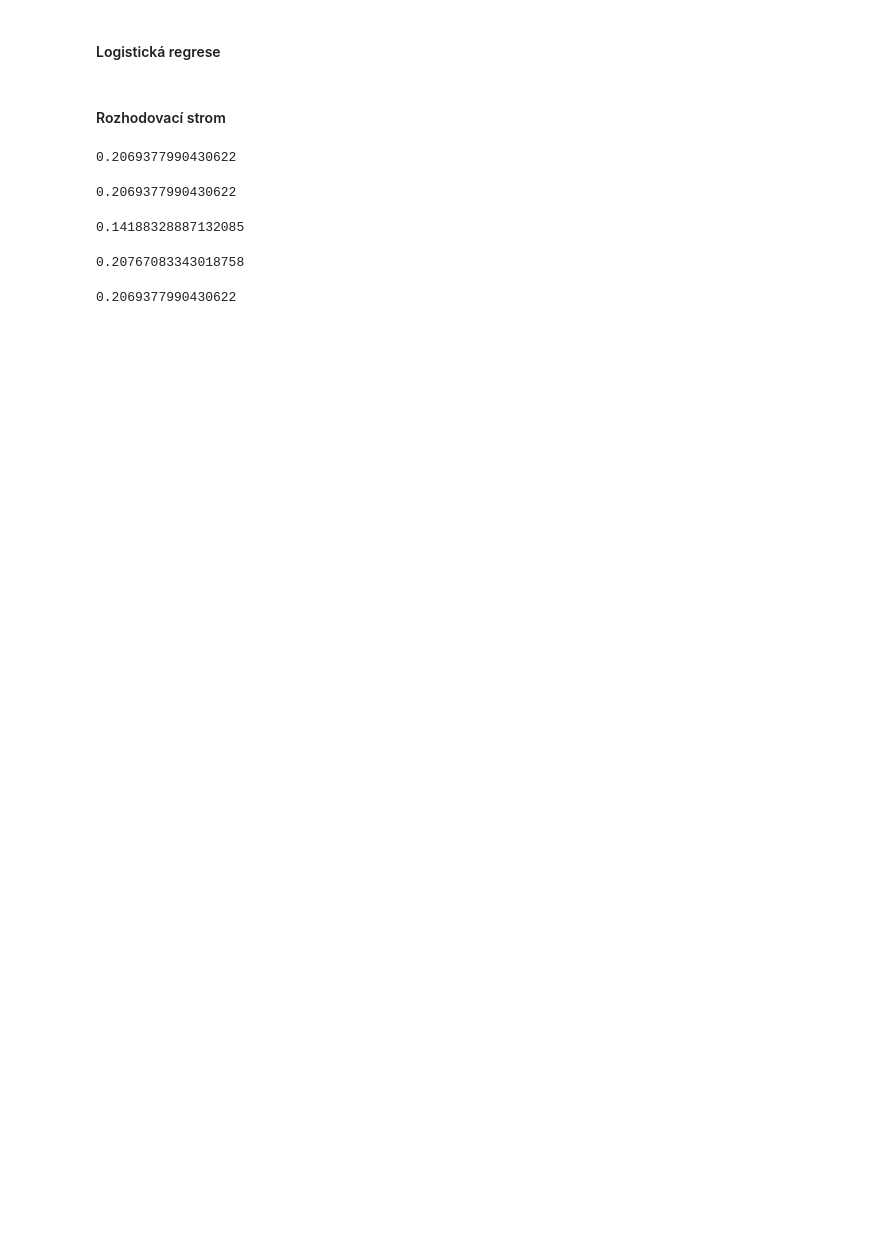
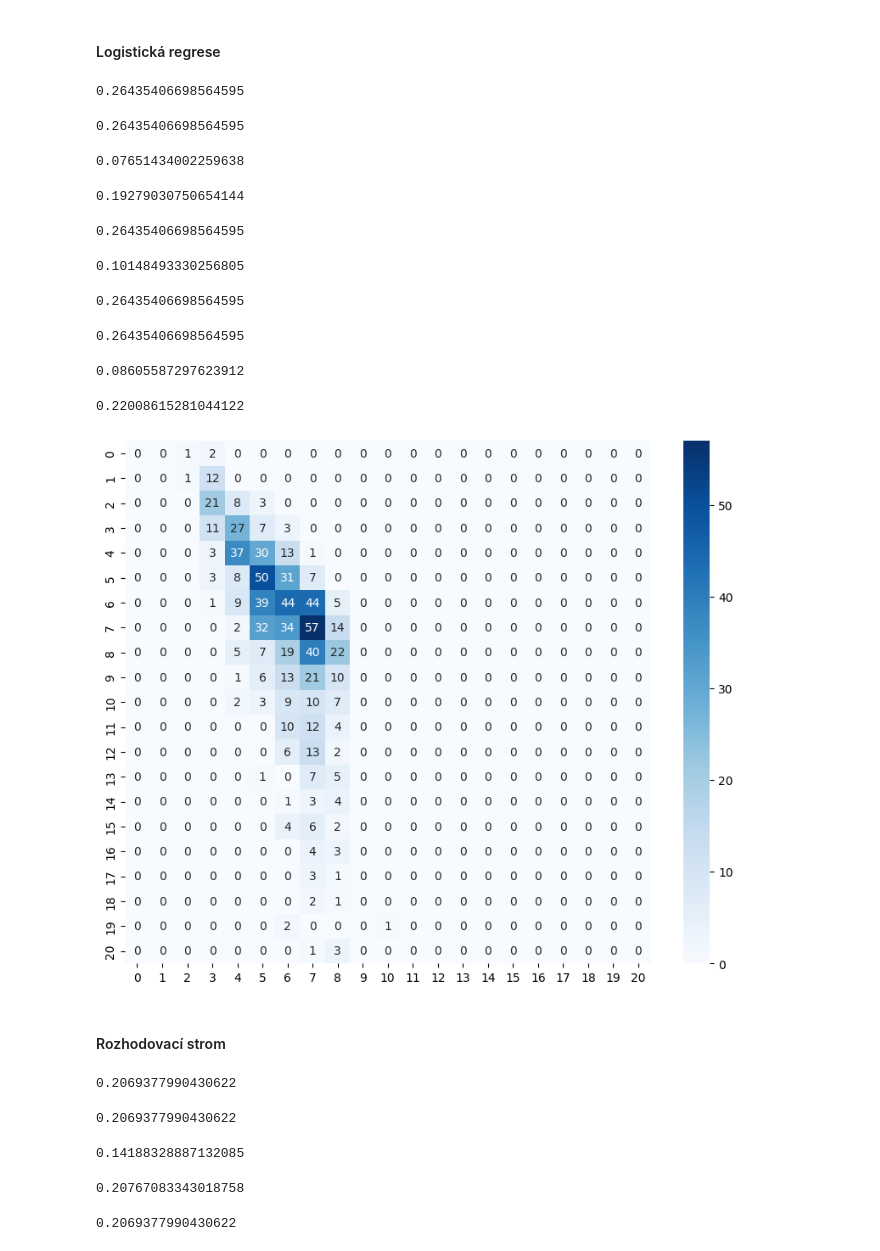
Before and after one commit to kakalasek/PipuvPruvodceMaturitouZProgramovani, a Jupyter notebook: 18/18.ipynb, the cells around one changed output. Drawn from its saved outputs; the diff is of its cells as text; code cells hidden in the pictures; blank space fills up the shorter version.

```diff
--- a/18/18.ipynb
+++ b/18/18.ipynb
@@ -124,3 +126,9 @@ Podíváme se teď na různé modely pro klasifikaci a každý z nich si vytrén
+# %%
+from sklearn.linear_model import LogisticRegression
+
+logistic = LogisticRegression(solver='newton-cg')
+logistic.fit(X_train, y_train)
+logistic_predictions = logistic.predict(X_test)
 # %% [markdown]
 #### Rozhodovací strom
 # %% [markdown]
@@ -199,6 +221,42 @@ import matplotlib.pyplot as plt
 import seaborn as sns
 # %% [markdown]
 #### Logistická regrese
+# %%
+accuracy_score(y_test, logistic_predictions)
+# %% [output]
+0.26435406698564595
+# %%
+display(precision_score(y_test, logistic_predictions, average='micro', zero_division=0.0))
+display(precision_score(y_test, logistic_predictions, average='macro', zero_division=0.0))
+precision_score(y_test, logistic_predictions, average='weighted', zero_division=0.0)
+# %% [output]
+0.26435406698564595
+0.07651434002259638
+0.19279030750654144
+# %%
+display(recall_score(y_test, logistic_predictions, average='micro'))
+display(recall_score(y_test, logistic_predictions, average='macro'))
+recall_score(y_test, logistic_predictions, average='weighted')
+# %% [output]
+0.26435406698564595
+0.10148493330256805
+0.26435406698564595
+# %%
+display(f1_score(y_test, logistic_predictions, average='micro'))
+display(f1_score(y_test, logistic_predictions, average='macro'))
+f1_score(y_test, logistic_predictions, average='weighted')
+# %% [output]
+0.26435406698564595
+0.08605587297623912
+0.22008615281044122
+# %%
+matrix = confusion_matrix(y_test, logistic_predictions)
+
+plt.figure(figsize=(10, 8))
+sns.heatmap(matrix, cmap='Blues', annot=True)
+plt.show()
+# %% [output]
+[figure, added]
 # %% [markdown]
 #### Rozhodovací strom
 # %%
```
Also changed, not shown: parts of 15 cells of this notebook.
